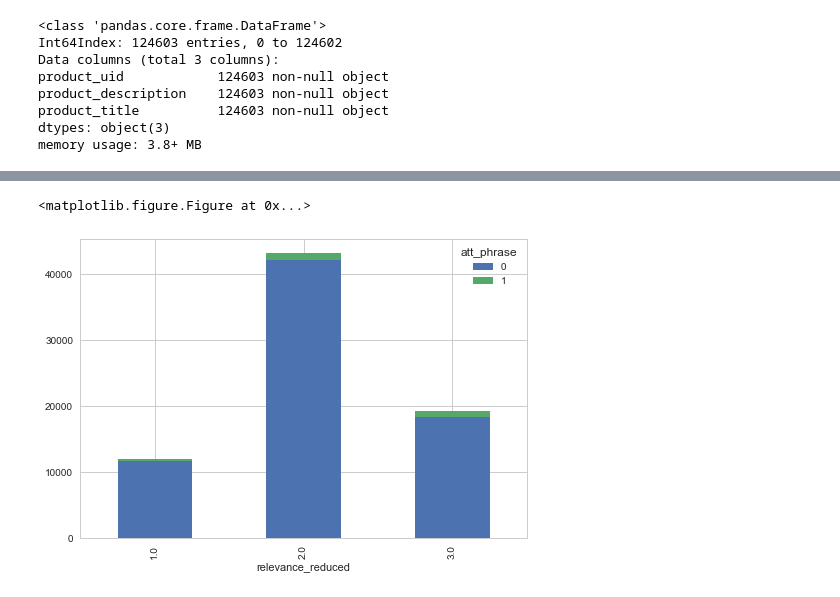
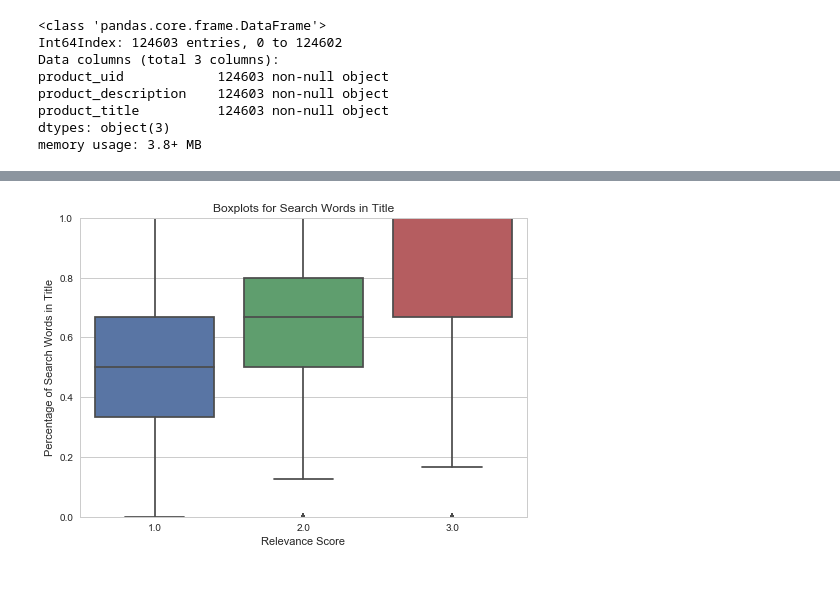
Before and after one commit to davidlichacz/Springboard_Capstone_1, a Jupyter notebook: capstone1_storytelling.ipynb, the cells around one changed output, grey strips where cells are left out. Drawn from its saved outputs; the diff is of its cells as text; code cells hidden in the pictures.

```diff
--- a/capstone1_storytelling.ipynb
+++ b/capstone1_storytelling.ipynb
@@ -628,7 +547,12 @@ plt.show()
-# %%
-plt.clf()
-pd.crosstab(index=search.relevance_reduced, columns=search.att_phrase).plot(kind='bar', stacked=True)
-plt.show()
-# %% [output]
-<matplotlib.figure.Figure at 0x...>
-[figure, removed]
+# %%
+# Create boxplots to compare search field percentage for each text field.
+import seaborn as sns
+sns.set_style("whitegrid")
+ax = sns.boxplot(x="relevance_reduced", y="title_pct", data=search)
+ax.set(ylim=(0, 1.0))
+plt.title('Boxplots for Search Words in Title')
+plt.xlabel('Relevance Score')
+plt.ylabel('Percentage of Search Words in Title')
+plt.show()
+# %% [output]
+[figure, added]
```
Also changed, not shown: parts of 46 cells of this notebook, 1 other file.
